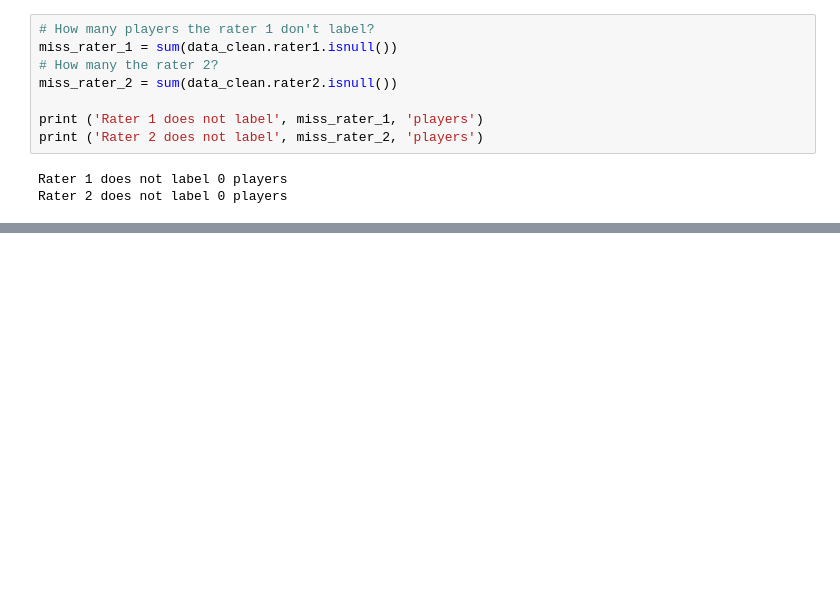
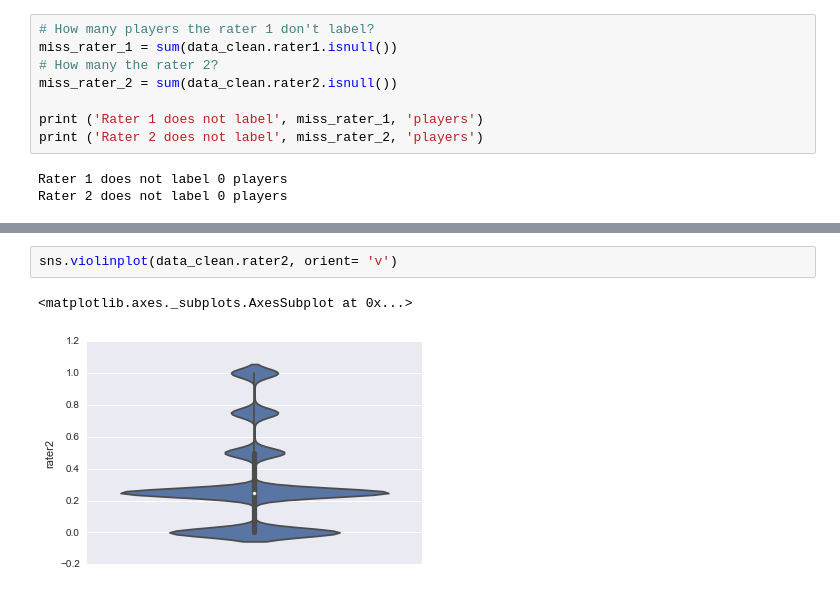
Before and after one commit to CriMenghini/ADA_Homeworks, a Jupyter notebook: Homework_4/Hw_4.ipynb, the cells around one changed output, grey strips where cells are left out. Cells and saved outputs as stored; diff of their text form; blank space fills up the shorter version.

```diff
--- a/Homework_4/Hw_4.ipynb
+++ b/Homework_4/Hw_4.ipynb
@@ -78,0 +65,5 @@ data_clean[data_clean.leagueCountry == 'Spain']
+# %%
+sns.violinplot(data_clean.rater2, orient= 'v')
+# %% [output]
+<matplotlib.axes._subplots.AxesSubplot at 0x...>
+[figure, added]
```
Also changed, not shown: parts of 6 cells of this notebook.
